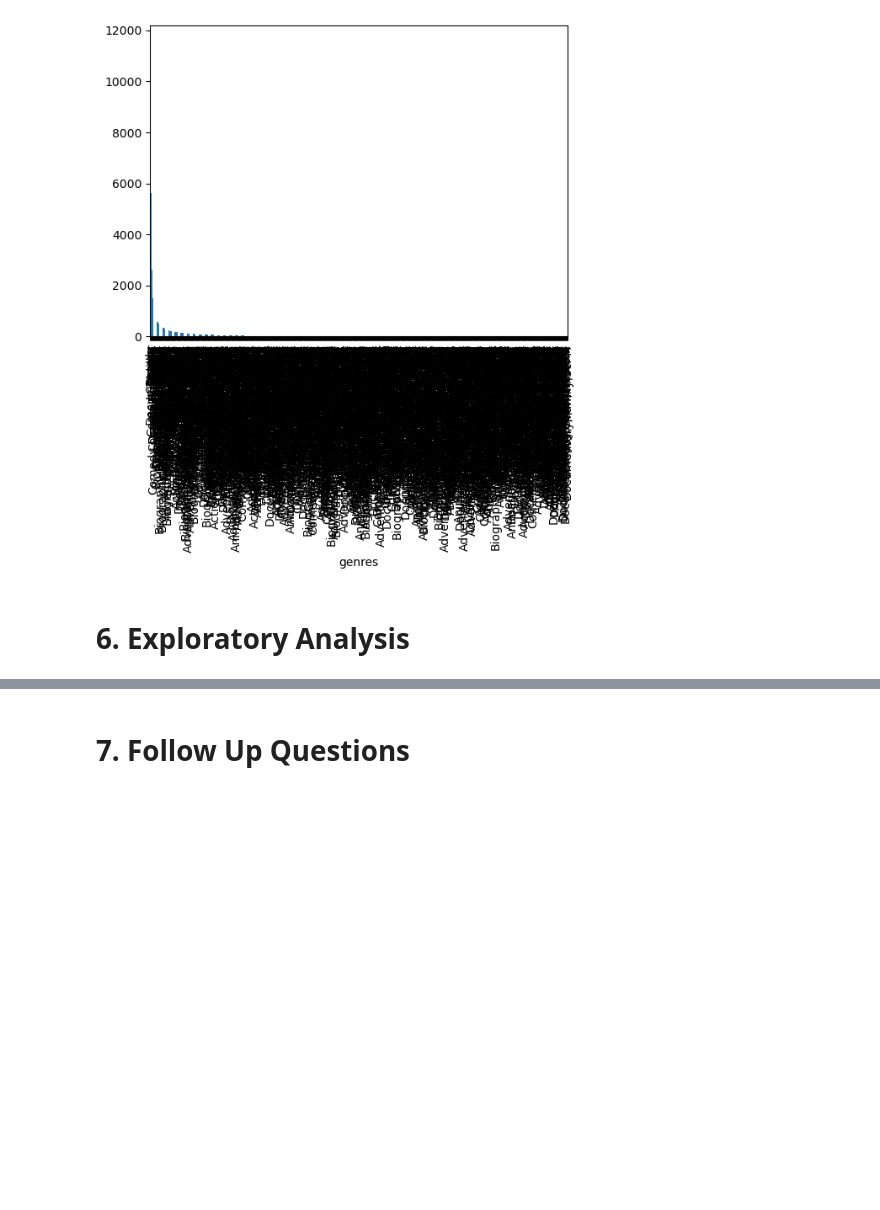
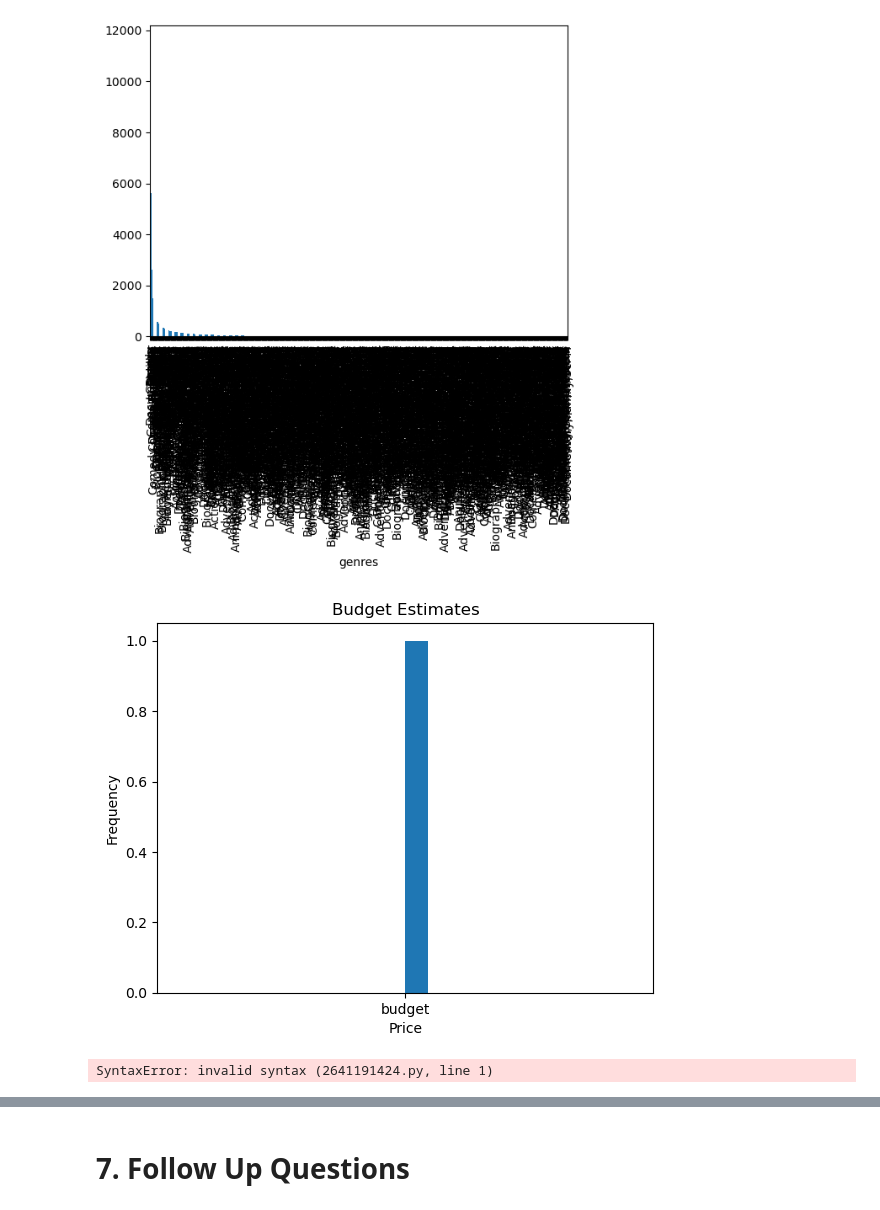
Before and after one commit to FionaNalianya/Microsoft-Movie, a Jupyter notebook: notebook.ipynb, the cells around one changed output, grey strips where cells are left out. Drawn from its saved outputs; the diff is of its cells as text; code cells hidden in the pictures; blank space fills up the shorter version.

```diff
--- a/notebook.ipynb
+++ b/notebook.ipynb
@@ -478,5 +548,23 @@ title_basics_ratings.genres.value_counts().plot(kind='bar')
 # %% [output]
 <Axes: xlabel='genres'>
 [figure]
-# %% [markdown]
-# 6. Exploratory Analysis
+# %%
+# plotting a histogram for the budget
+plt.hist('budget', bins=20)
+plt.xlabel('Price')
+plt.ylabel('Frequency')
+plt.title('Budget Estimates')
+plt.show()
+# %% [output]
+[figure, added]
+# %%
+Create a bar plot
+plt.figure(figsize=(12, 6))
+plt.bar(top_10_df['title'], top_10_df['domestic_gross'])
+plt.xlabel('Title')
+plt.ylabel('Domestic Gross')
+plt.title('Top 10 Most Popular Movies and Their Domestic Gross Incomes')
+plt.xticks(rotation=90)
+plt.tight_layout()
+# %% [output]
+SyntaxError: invalid syntax (2641191424.py, line 1)
```
Also changed, not shown: parts of 16 cells of this notebook.
